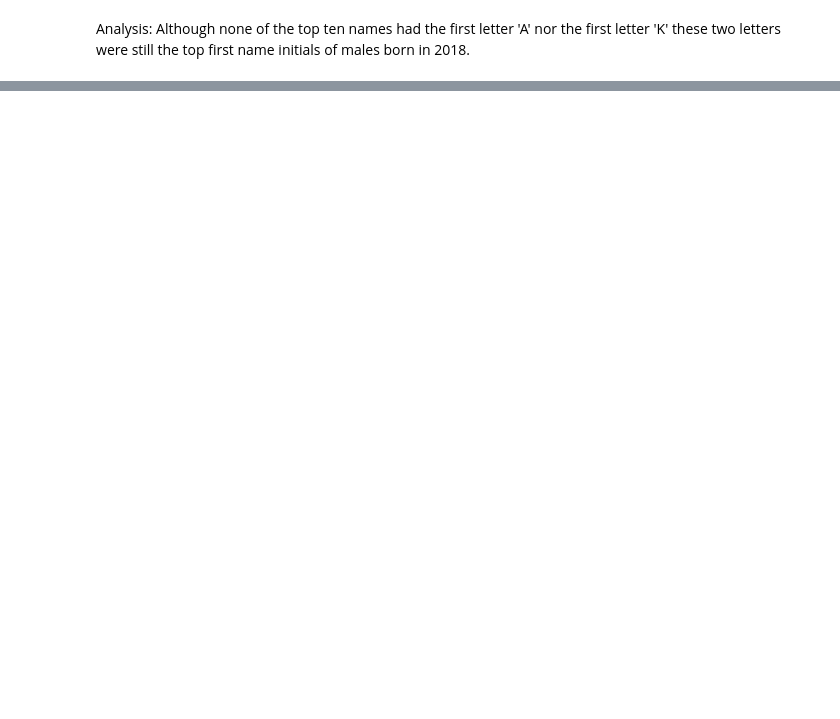
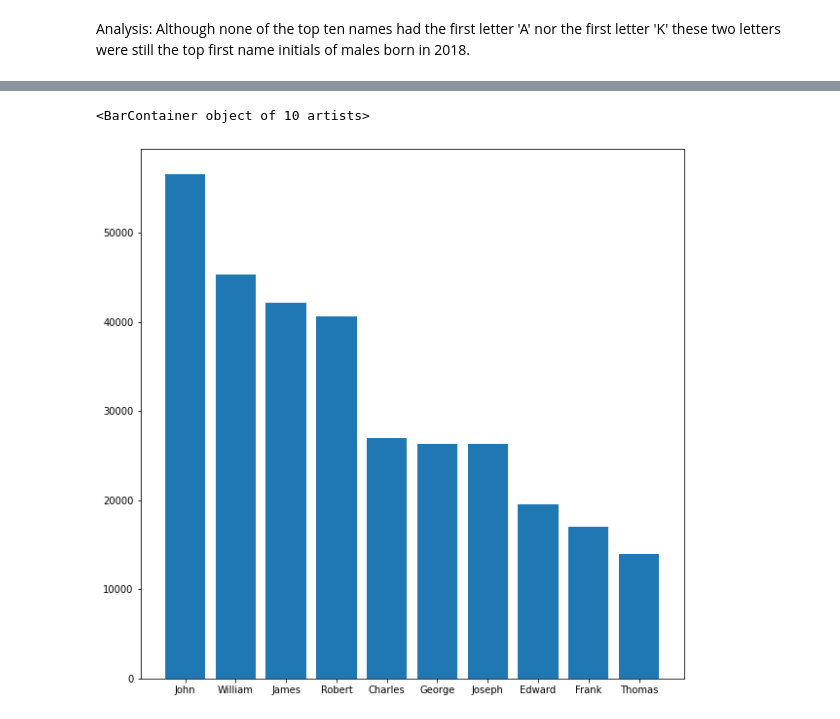
Before and after one commit to arjneal/DataScience, a Jupyter notebook: data_analytics/jupyter_notebooks/babynames.ipynb, the cells around one changed output, grey strips where cells are left out. Drawn from its saved outputs; the diff is of its cells as text; code cells hidden in the pictures; blank space fills up the shorter version.

```diff
--- a/data_analytics/jupyter_notebooks/babynames.ipynb
+++ b/data_analytics/jupyter_notebooks/babynames.ipynb
@@ -149,0 +117,3 @@ NameError: name 'first_letters_females' is not defined
+# %%
+NINETEEN_EIGHTEEN_FILE_PATH = "../data/yob1918.csv"
+nineteen_eighteen_data = pd.read_csv(NINETEEN_EIGHTEEN_FILE_PATH, names = ['name', 'sex', 'occurence'])
@@ -149,0 +122,5 @@ NameError: name 'first_letters_females' is not defined
+# %%
+older_male_data = nineteen_eighteen_data.mask(nineteen_eighteen_data['sex'] == 'F')
+older_male_data = older_male_data.dropna()
+older_top_ten_male = older_male_data.head(10)
+older_top_ten_male
@@ -149,0 +244,7 @@ NameError: name 'first_letters_females' is not defined
+# %%
+matplotlib.rcParams['figure.figsize'] = [10, 10]
+from matplotlib import pyplot as plt
+plt.bar(older_top_ten_male.name, older_top_ten_male.occurence)
+# %% [output]
+<BarContainer object of 10 artists>
+[figure, added]
```
Also changed, not shown: parts of 26 cells of this notebook.
